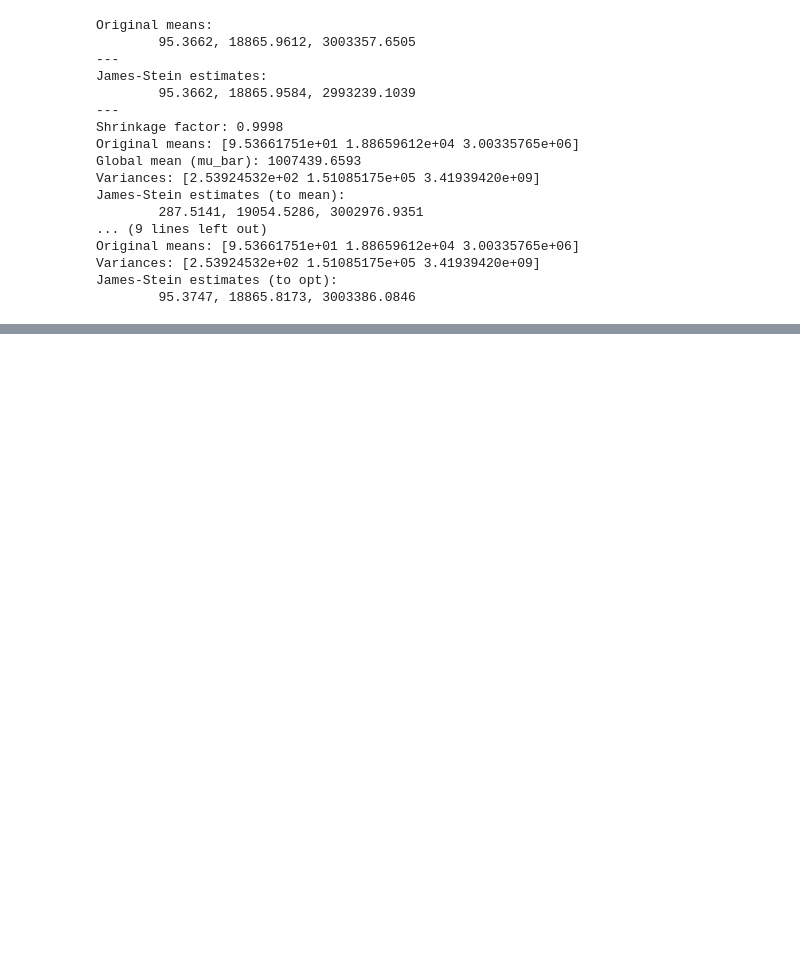
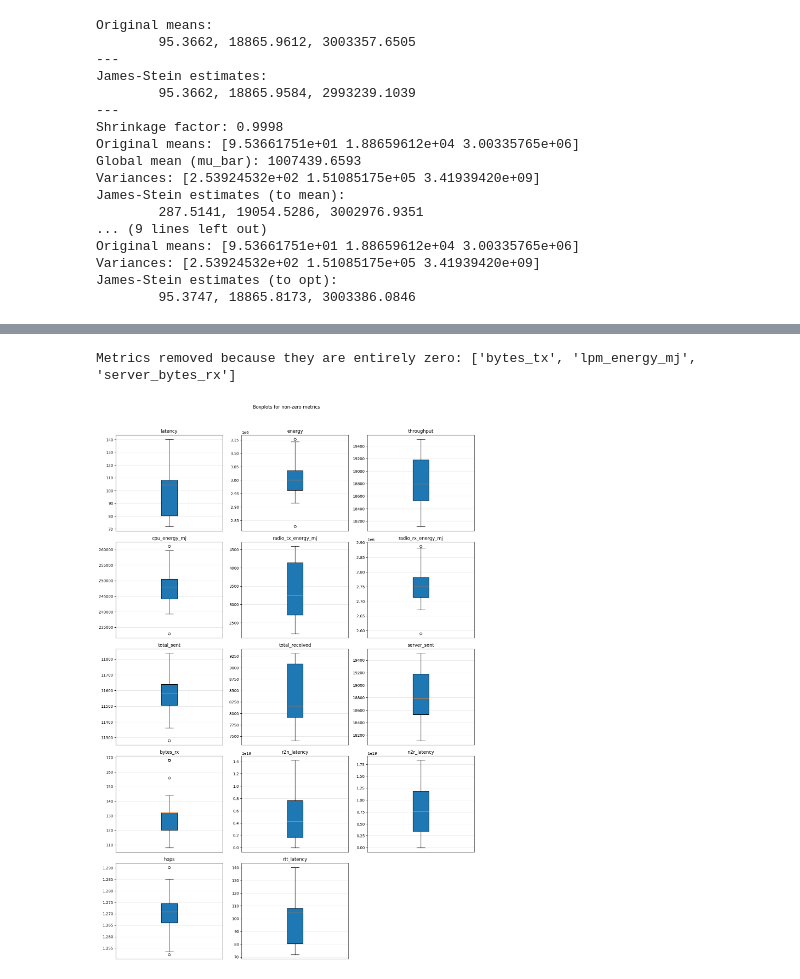
Before and after one commit to JunioCesarFerreira/simlab-algorithms, a Jupyter notebook: cooja-statistical-significance.ipynb, the cells around one changed output, grey strips where cells are left out. Saved outputs shown, nothing was run; the diff lists cells and outputs as text; code cells hidden in the pictures; blank space fills up the shorter version.

```diff
--- a/cooja-statistical-significance.ipynb
+++ b/cooja-statistical-significance.ipynb
@@ -1,17 +11,13 @@
 # %%
-from pymongo import MongoClient
-from bson import ObjectId
+import ast
+import re
+from pathlib import Path
 
-MONGO_URI = "mongodb://localhost:27017/?replicaSet=rs0"
-MONGO_DB_NAME = "simlab"
+EXP_COOJA_PATH = Path("exp-cooja.txt")
 
-
-client = MongoClient(MONGO_URI)
-try:
-    db = client[MONGO_DB_NAME]
-    result = list(db["simulations"].find({"experiment_id": ObjectId('69b0a6640a6e7a58e3654c69')}, {"individual_id": 1, "random_seed": 1, "network_metrics": 1}))
-finally:
-    client.close()
+raw_data = EXP_COOJA_PATH.read_text(encoding="utf-8")
+raw_data = re.sub(r"ObjectId\('([^']+)'\)", r"'\1'", raw_data)
+result = ast.literal_eval(raw_data)
 
 print(result)
 # %% [output]
@@ -367,0 +692,36 @@ sendo:
+# %%
+import math
+import matplotlib.pyplot as plt
+import pandas as pd
+
+# ------------------------------------------------------------
+# Boxplots for non-zero metrics
+# ------------------------------------------------------------
+numeric_data = df.drop(columns=["id"], errors="ignore").select_dtypes(include="number")
+non_zero_columns = numeric_data.columns[(numeric_data != 0).any(axis=0)]
+zero_columns = numeric_data.columns.difference(non_zero_columns)
+boxplot_data = numeric_data[non_zero_columns]
+
+print(f"Metrics removed because they are entirely zero: {list(zero_columns)}")
+
+n_columns = 3
+n_rows = math.ceil(len(boxplot_data.columns) / n_columns)
+
+fig, axes = plt.subplots(n_rows, n_columns, figsize=(14, 4 * n_rows))
+axes = axes.flatten()
+
+for ax, column in zip(axes, boxplot_data.columns):
+    ax.boxplot(boxplot_data[column].dropna(), vert=True, patch_artist=True)
+    ax.set_title(column)
+    ax.set_xticks([])
+    ax.grid(True, axis="y", alpha=0.3)
+
+for ax in axes[len(boxplot_data.columns):]:
+    ax.axis("off")
+
+fig.suptitle("Boxplots for non-zero metrics", y=1.02)
+fig.tight_layout()
+plt.show()
+# %% [output]
+Metrics removed because they are entirely zero: ['bytes_tx', 'lpm_energy_mj', 'server_bytes_rx']
+[figure, added]
```
Also changed, not shown: parts of 8 cells of this notebook, 1 other file.
